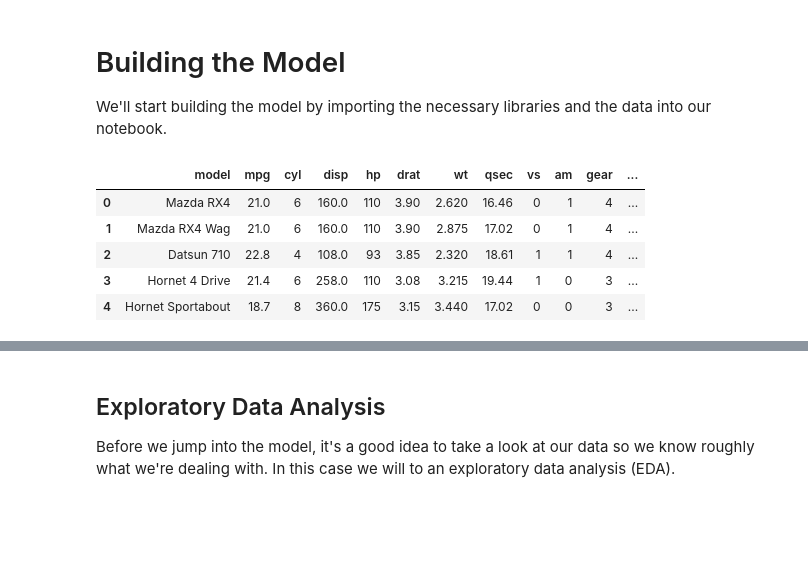
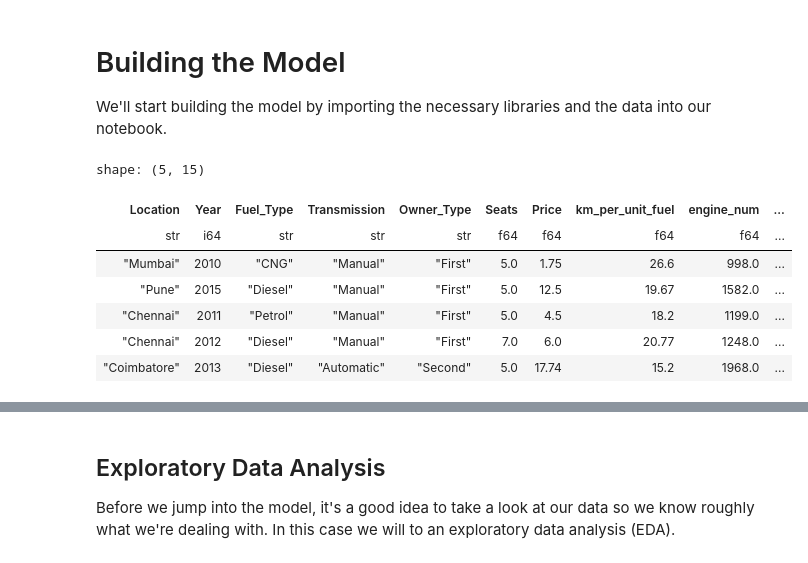
Before and after one commit to amrirasyidi/autompg_lin_reg, a Jupyter notebook: eda_model_used_cars.ipynb, the cells around one changed output, grey strips where cells are left out. Saved outputs shown, nothing was run; the diff lists cells and outputs as text; code cells hidden in the pictures; blank space fills up the shorter version.

```diff
--- a/eda_model_used_cars.ipynb
+++ b/eda_model_used_cars.ipynb
@@ -91,11 +76,21 @@ from statsmodels.stats.outliers_influence import variance_inflation_factor
 # %%
 # Load the data and show the first 5 rows
-mtcars = pd.read_csv("mtcars.csv")
-mtcars.head()
+valid_cols = ['Location', 'Year', 'Fuel_Type', 'Transmission',
+              'Owner_Type', 'Seats', 'Price', 'km_per_unit_fuel', 'engine_num',
+              'power_num', 'new_price_num', 'Brand', 'Model', 'price_log',
+              'kilometers_driven_log']
+
+# used_cars_clean = pd.read_csv("used_cars_clean.csv")[valid_cols]
+# used_cars_clean.head()
+
+used_cars_clean1 = pl.read_csv("used_cars_clean.csv")[valid_cols]
+used_cars_clean1.head()
 # %% [output]
+shape: (5, 15)
-|  | model | mpg | cyl | disp | hp | drat | wt | qsec | vs | am | gear | ... |
-| 0 | Mazda RX4 | 21.0 | 6 | 160.0 | 110 | 3.90 | 2.620 | 16.46 | 0 | 1 | 4 | ... |
-| 1 | Mazda RX4 Wag | 21.0 | 6 | 160.0 | 110 | 3.90 | 2.875 | 17.02 | 0 | 1 | 4 | ... |
-| 2 | Datsun 710 | 22.8 | 4 | 108.0 | 93 | 3.85 | 2.320 | 18.61 | 1 | 1 | 4 | ... |
-| 3 | Hornet 4 Drive | 21.4 | 6 | 258.0 | 110 | 3.08 | 3.215 | 19.44 | 1 | 0 | 3 | ... |
-| 4 | Hornet Sportabout | 18.7 | 8 | 360.0 | 175 | 3.15 | 3.440 | 17.02 | 0 | 0 | 3 | ... |
+| Location | Year | Fuel_Type | Transmission | Owner_Type | Seats | Price | km_per_unit_fuel | engine_num | ... |
+| str | i64 | str | str | str | f64 | f64 | f64 | f64 | ... |
+| "Mumbai" | 2010 | "CNG" | "Manual" | "First" | 5.0 | 1.75 | 26.6 | 998.0 | ... |
+| "Pune" | 2015 | "Diesel" | "Manual" | "First" | 5.0 | 12.5 | 19.67 | 1582.0 | ... |
+| "Chennai" | 2011 | "Petrol" | "Manual" | "First" | 5.0 | 4.5 | 18.2 | 1199.0 | ... |
+| "Chennai" | 2012 | "Diesel" | "Manual" | "First" | 7.0 | 6.0 | 20.77 | 1248.0 | ... |
+| "Coimbatore" | 2013 | "Diesel" | "Automatic" | "Second" | 5.0 | 17.74 | 15.2 | 1968.0 | ... |
```
Also changed, not shown: parts of 59 cells of this notebook.
